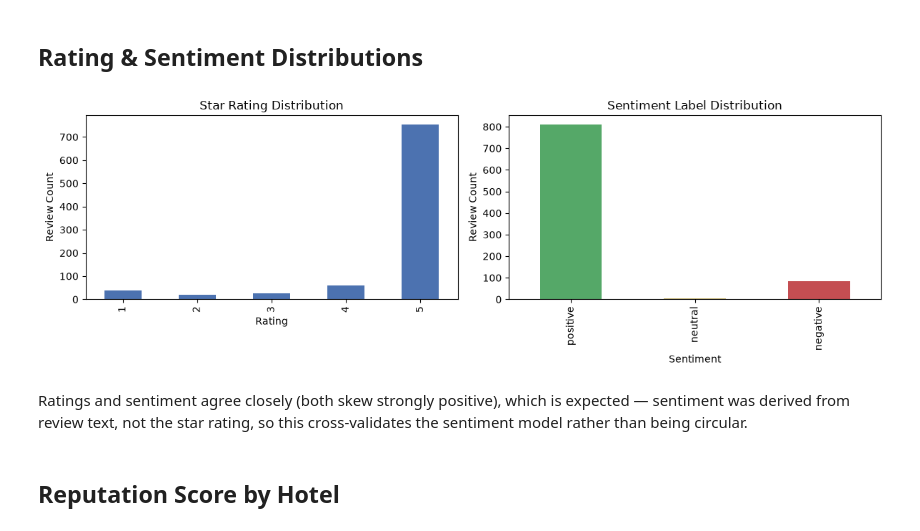
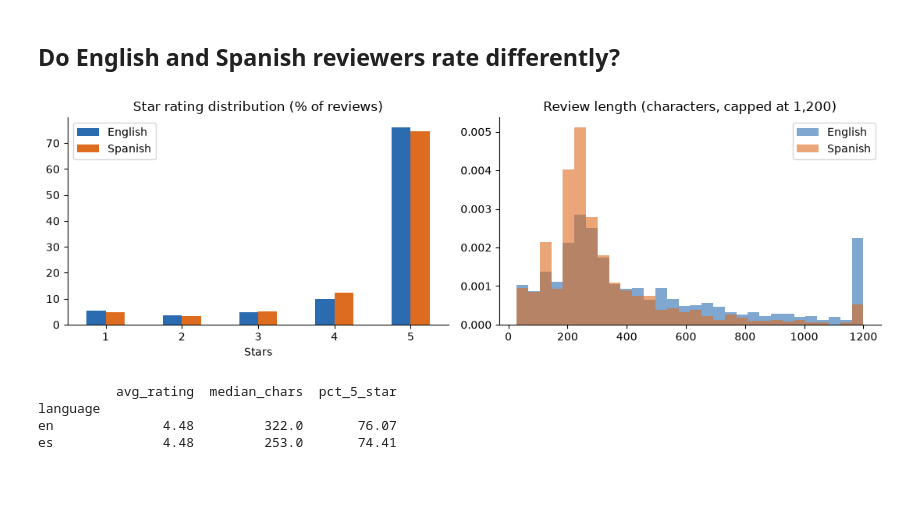
Before and after one commit to brianravelo28/tourism-hotel-sentiment, a Jupyter notebook: notebooks/eda.ipynb, the cells around one changed output. Saved outputs shown, nothing was run; the diff lists cells and outputs as text; code cells hidden in the pictures; blank space fills up the shorter version.

```diff
--- a/notebooks/eda.ipynb
+++ b/notebooks/eda.ipynb
@@ -31,27 +31,20 @@ Hotels: 22
-# %% [markdown]
-## Rating & Sentiment Distributions
-# %%
-fig, axes = plt.subplots(1, 2, figsize=(12, 4))
-
-reviews['rating'].value_counts().sort_index().plot(kind='bar', ax=axes[0], color='#4c72b0')
-axes[0].set_title('Star Rating Distribution')
-axes[0].set_xlabel('Rating')
-axes[0].set_ylabel('Review Count')
-
-reviews['sentiment_label'].value_counts().reindex(['positive', 'neutral', 'negative']).plot(
-    kind='bar', ax=axes[1], color=['#55a868', '#ccb974', '#c44e52']
-)
-axes[1].set_title('Sentiment Label Distribution')
-axes[1].set_xlabel('Sentiment')
-axes[1].set_ylabel('Review Count')
-
-plt.tight_layout()
-plt.show()
-# %% [output]
-[figure, removed]
-# %% [markdown]
-Ratings and sentiment agree closely (both skew strongly positive), which is expected — sentiment was
-derived from review text, not the star rating, so this cross-validates the sentiment model rather than
-being circular.
-# %% [markdown]
-## Reputation Score by Hotel
+# %% [markdown]
+## Do English and Spanish reviewers rate differently?
+# %%
+fig, ax = plt.subplots(1, 2, figsize=(11, 3.6))
+r = enes.groupby('language').rating.value_counts(normalize=True).unstack(0).mul(100)
+r.plot.bar(ax=ax[0], color=[EN, ES], rot=0)
+ax[0].set_title('Star rating distribution (% of reviews)'); ax[0].set_xlabel('Stars'); ax[0].legend(['English', 'Spanish'])
+for code, color in (('en', EN), ('es', ES)):
+    ax[1].hist(enes[enes.language == code].review_text.str.len().clip(upper=1200), bins=30, alpha=.6, color=color,
+               density=True, label={'en': 'English', 'es': 'Spanish'}[code])
+ax[1].set_title('Review length (characters, capped at 1,200)'); ax[1].legend()
+plt.tight_layout(); plt.show()
+print(enes.groupby('language').agg(avg_rating=('rating', 'mean'), median_chars=('review_text', lambda s: s.str.len().median()),
+      pct_5_star=('rating', lambda s: 100 * (s == 5).mean())).round(2))
+# %% [output]
+[figure, added]
+          avg_rating  median_chars  pct_5_star
+language
+en              4.48         322.0       76.07
+es              4.48         253.0       74.41
```
Also changed, not shown: parts of 22 cells of this notebook, 21 other files.
